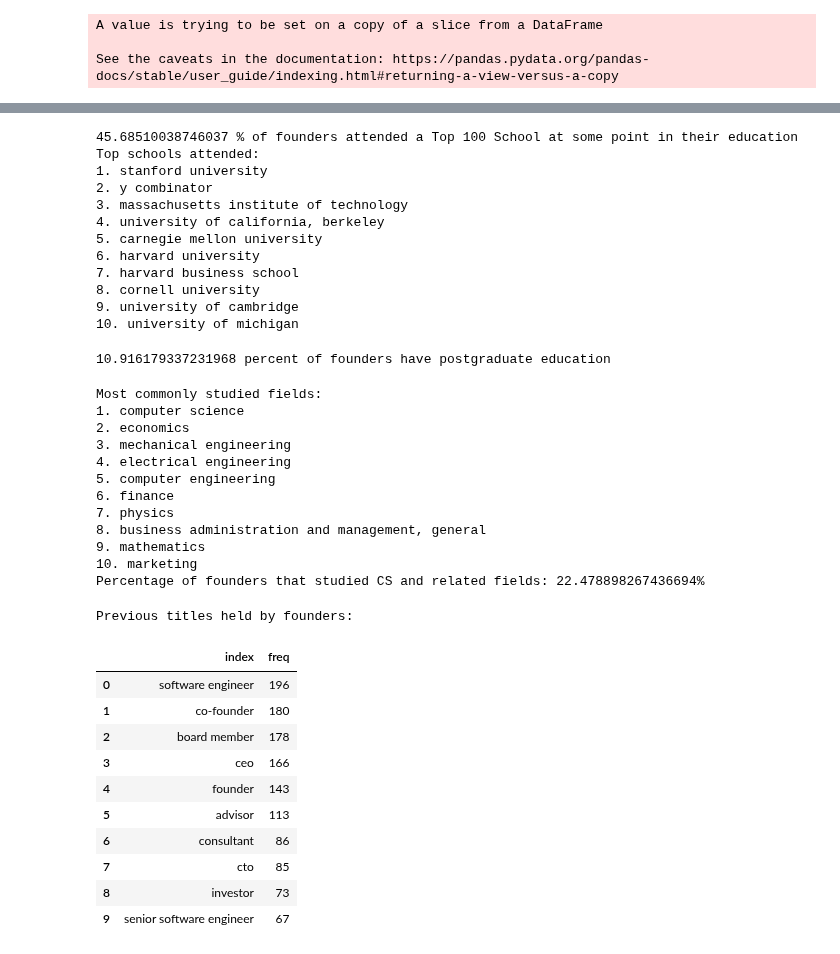
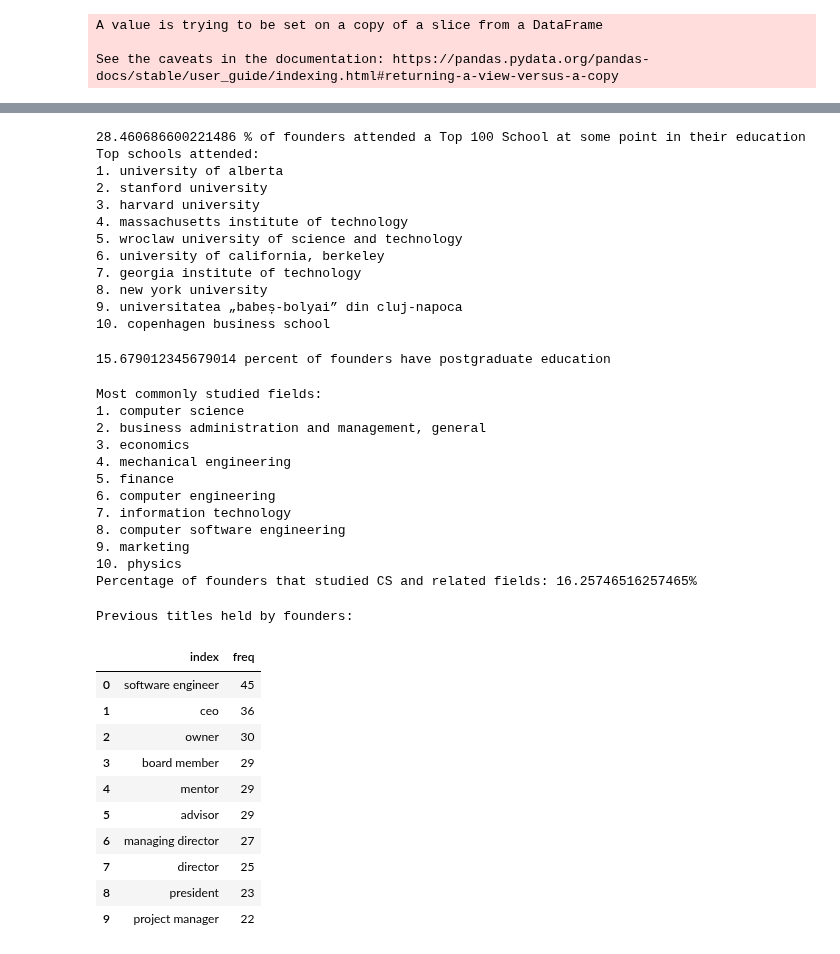
Before and after one commit to sarahbeasley2020/Scraping, a Jupyter notebook: Backtesting/Backtest_Analysis.ipynb, the cells around one changed output, grey strips where cells are left out. Saved outputs shown, nothing was run; the diff lists cells and outputs as text; code cells hidden in the pictures.

```diff
--- a/Backtesting/Backtest_Analysis.ipynb
+++ b/Backtesting/Backtest_Analysis.ipynb
@@ -58,7 +58,7 @@ def loadData(dataFile):
     dataDict = json.loads(data)
     return dataDict
 # %%
-alldata = loadData('alldata_final.txt')
+alldata = loadData('faileddata_final.txt')
 # %%
 '''
 Structure of Company Dictionary Entry:
@@ -418,7 +418,7 @@ def pedigreeUniversity(alldata, topSchools):
     return schoolDict, topCount, founderCount
 
 schoolDict, topCount, founderCount = pedigreeUniversity(alldata, topSchools)
-print("{} % of founders attended a Top 100 School at some point in their education".format(str(topcount / founderCount * 100)))
+print("{} % of founders attended a Top 100 School at some point in their education".format(str(topCount / founderCount * 100)))
 
 print("Top schools attended:")
 count = 1
@@ -431,18 +431,18 @@ for k in schoolDict.keys():
 
 df_school = pd.DataFrame.from_dict(schoolDict, orient='index', columns=['freq']).reset_index()
 # %% [output]
-45.68510038746037 % of founders attended a Top 100 School at some point in their education
+28.460686600221486 % of founders attended a Top 100 School at some point in their education
 Top schools attended:
-1. stanford university
-2. y combinator
-3. massachusetts institute of technology
-4. university of california, berkeley
-5. carnegie mellon university
-6. harvard university
-7. harvard business school
-8. cornell university
-9. university of cambridge
-10. university of michigan
+1. university of alberta
+2. stanford university
+3. harvard university
+4. massachusetts institute of technology
+5. wroclaw university of science and technology
+6. university of california, berkeley
+7. georgia institute of technology
+8. new york university
+9. universitatea „babeș-bolyai” din cluj-napoca
+10. copenhagen business school
 # %%
 '''
 Pedigree
@@ -476,7 +476,7 @@ for key in degreeDict.keys():
         gradCount += 1
 print("{} percent of founders have postgraduate education".format(str(gradCount / degreeCount * 100)))
 # %% [output]
-10.916179337231968 percent of founders have postgraduate education
+15.679012345679014 percent of founders have postgraduate education
 # %%
 '''
 Pedigree
@@ -518,16 +518,16 @@ print("Percentage of founders that studied CS and related fields: {}%".format(st
 # %% [output]
 Most commonly studied fields:
 1. computer science
-2. economics
-3. mechanical engineering
-4. electrical engineering
-5. computer engineering
-6. finance
-7. physics
-8. business administration and management, general
-9. mathematics
-10. marketing
-Percentage of founders that studied CS and related fields: 22.478898267436694%
+2. business administration and management, general
+3. economics
+4. mechanical engineering
+5. finance
+6. computer engineering
+7. information technology
+8. computer software engineering
+9. marketing
+10. physics
+Percentage of founders that studied CS and related fields: 16.25746516257465%
 # %%
 '''
 Employment Background
@@ -537,46 +537,45 @@ posDict = {} ; ceosList = [] ; ctosList = []
 for key in alldata.keys():
     if alldata[key]['founders']:
         for founder in alldata[key]['founders']:
             if founder['experience']:
-                firstCheck = True ; ceoCheck = False ; ctoCheck = False
+                ceoCheck = False ; ctoCheck = False
                 for exp_ in founder['experience']:
                     if (not key.split(' ')[0] in exp_['companyName']):
                         if exp_['title']:
-                            if 'founder' in exp_['title'].lower() and firstCheck:
+                            if 'founder' in exp_['title'].lower():
                                 pass
                             else:
                                 pos = exp_['title'].lower()
                                 if pos not in posDict:
                                     posDict[pos] = 1
                                 else:
                                     posDict[pos] += 1
-                            firstCheck = False
                             if not ceoCheck:
                                 if 'ceo' in exp_['title'].lower() or 'executive officer' in exp_['title'].lower():
                                     ceosList.append(founder)
                                     ceoCheck = True
                             if not ctoCheck:
                                 if 'cto' == exp_['title'].lower() or ' cto' in exp_['title'].lower() or 'cto ' in exp_['title'].lower() or 'technology officer' in exp_['title'].lower() or 'technical officer' in exp_['title'].lower():
                                     ctosList.append(founder)
                                     ctoCheck = True
 posDict = {k: v for k, v in sorted(posDict.items(), key=lambda item: item[1], reverse=True)}
 
 df_pos = pd.DataFrame.from_dict(posDict, orient='index', columns=['freq']).reset_index()
 print("Previous titles held by founders:")
 df_pos.head(10)
 # %% [output]
 Previous titles held by founders:
 |  | index | freq |
-| 0 | software engineer | 196 |
-| 1 | co-founder | 180 |
-| 2 | board member | 178 |
-| 3 | ceo | 166 |
-| 4 | founder | 143 |
-| 5 | advisor | 113 |
-| 6 | consultant | 86 |
-| 7 | cto | 85 |
-| 8 | investor | 73 |
-| 9 | senior software engineer | 67 |
+| 0 | software engineer | 45 |
+| 1 | ceo | 36 |
+| 2 | owner | 30 |
+| 3 | board member | 29 |
+| 4 | mentor | 29 |
+| 5 | advisor | 29 |
+| 6 | managing director | 27 |
+| 7 | director | 25 |
+| 8 | president | 23 |
+| 9 | project manager | 22 |
 # %%
 '''
 Pedigree & Employment:
```
Also changed, not shown: parts of 17 cells of this notebook, 8 other files.
